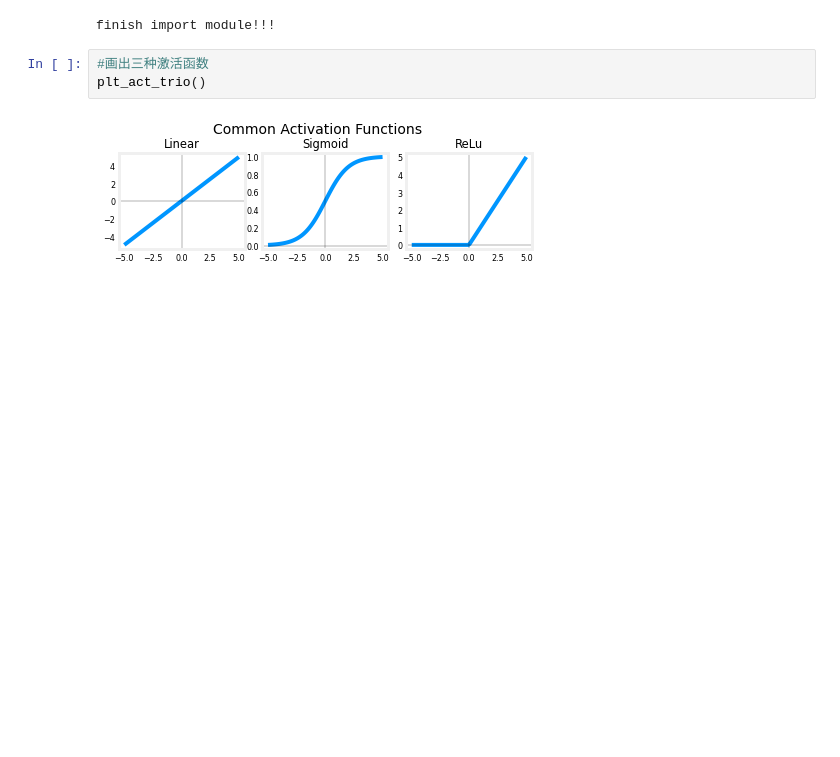
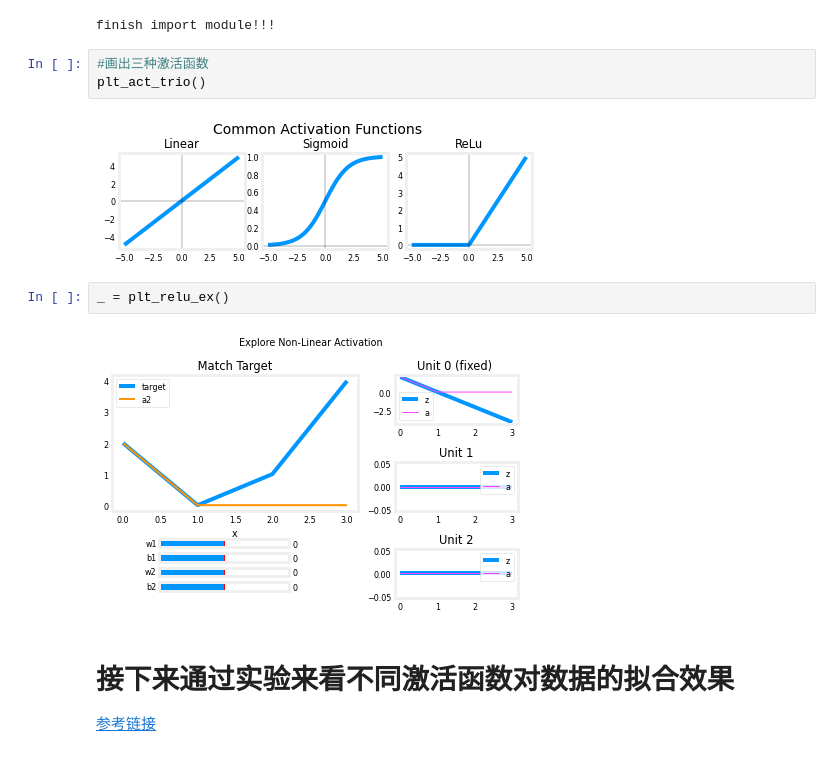
Before and after one commit to KwanWaiPang/draw_figure, a Jupyter notebook: 3.Neural Network/激活函数的选择.ipynb, the cells around one changed output. Saved outputs shown, nothing was run; the diff lists cells and outputs as text; blank space fills up the shorter version.

```diff
--- a/3.Neural Network/激活函数的选择.ipynb
+++ b/3.Neural Network/激活函数的选择.ipynb
@@ -33,3 +33,10 @@ finish import module!!!
 plt_act_trio()
 # %% [output]
 [figure]
+# %%
+_ = plt_relu_ex()
+# %% [output]
+[figure, added]
+# %% [markdown]
+# 接下来通过实验来看不同激活函数对数据的拟合效果
+[参考链接](https://github.com/kaieye/2022-Machine-Learning-Specialization/blob/main/Advanced%20Learning%20Algorithms/week2/3.Activation%20Functions/C2_W2_Relu.ipynb)
```
